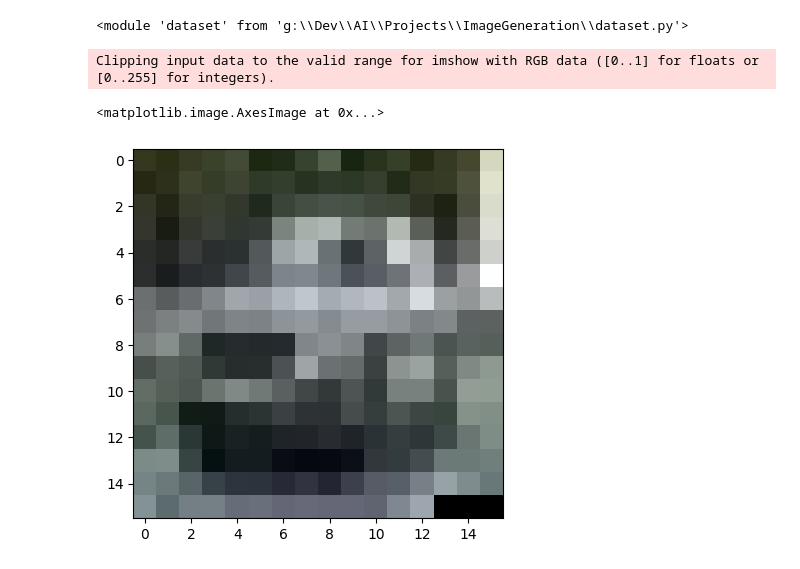
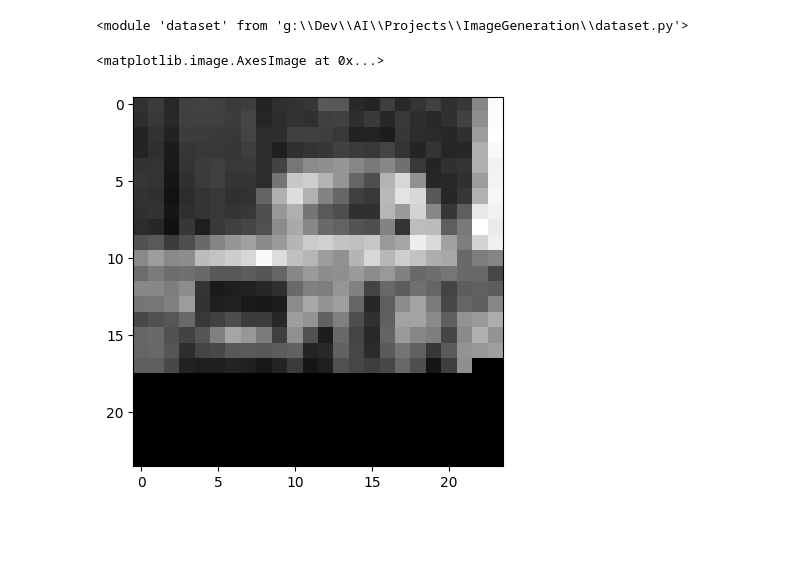
Before and after one commit to bredisrising/ImageGenerators, a Jupyter notebook: autoregressor.ipynb, the cells around one changed output. Cells and saved outputs as stored; diff of their text form; code cells hidden in the pictures; blank space fills up the shorter version.

Commit message:
is able to overtrain now, switch to conv net to scale up and find new overtrain size

```diff
--- a/autoregressor.ipynb
+++ b/autoregressor.ipynb
@@ -17,14 +17,12 @@ importlib.reload(dataset)
 # %% [output]
 <module 'dataset' from 'g:\\Dev\\AI\\Projects\\ImageGeneration\\dataset.py'>
 # %%
-dataset = dataset.AudiAutoregression24px()
-dataloader = torch.utils.data.DataLoader(dataset, batch_size=16, shuffle=True)
+dataset = dataset.AllAutoregressionGrayscale24px()
+dataloader = torch.utils.data.DataLoader(dataset, batch_size=64, shuffle=True)
 # %%
-bruv = dataset[0][0].view(3, 16, 16)
+bruv = dataset.getspecific(0, 430)[0].view(1, 24, 24)
 bruv = bruv.permute(1, 2, 0)
+plt.imshow(bruv.numpy(), cmap='gray')
+# %% [output]
+<matplotlib.image.AxesImage at 0x...>
+[figure, added]
-# %%
-plt.imshow(bruv.numpy())
-# %% [output]
-Clipping input data to the valid range for imshow with RGB data ([0..1] for floats or [0..255] for integers).
-<matplotlib.image.AxesImage at 0x...>
-[figure, removed]
```
Also changed, not shown: parts of 22 cells of this notebook, 6 other files.
